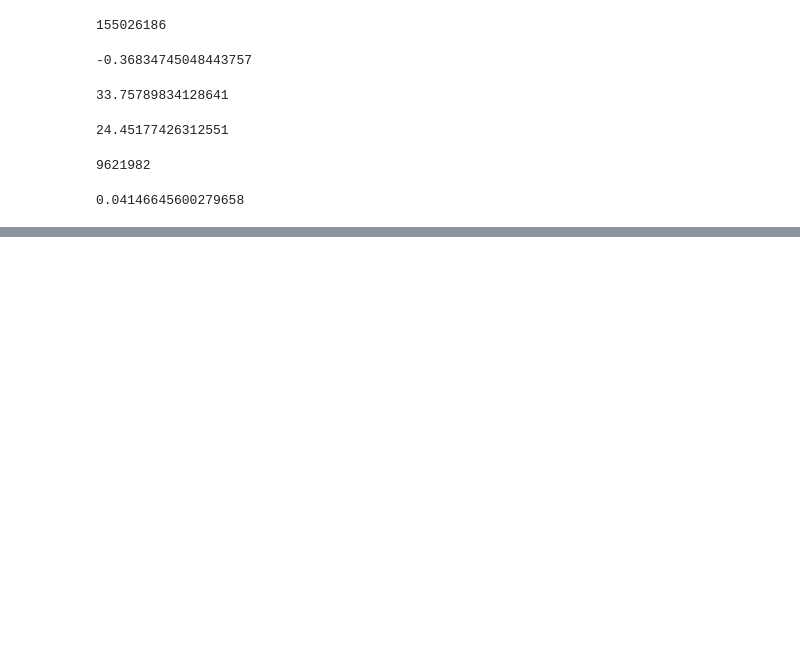
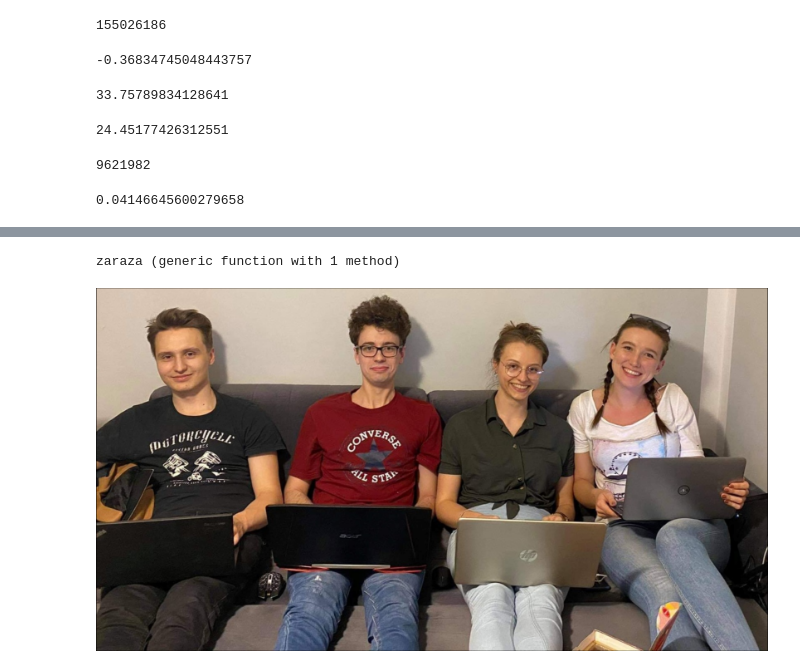
Before and after one commit to AdamOstrich/Rzeczywistosc_w_czasach_COVIDu, a Jupyter notebook: Projekt Pakiety/prezka-czerwiec.ipynb, the cells around one changed output, grey strips where cells are left out. Drawn from its saved outputs; the diff is of its cells as text; code cells hidden in the pictures; blank space fills up the shorter version.

```diff
--- a/Projekt Pakiety/prezka-czerwiec.ipynb
+++ b/Projekt Pakiety/prezka-czerwiec.ipynb
@@ -280,0 +300,42 @@ LoadError: syntax: extra token "P" after end of expression
+# %%
+function zaraza(Nt, p, q, populacja, poCOV)
+    wyniki = [0,0,0,0]
+    czas = 0
+    tablica_zarazonych = Int[]
+    while Nt > 0 && poCOV + Nt <= populacja
+        #potraktujmy ludzi jako elementy tablicy
+        tab = zeros(1, populacja) #zdrowi beda jako 0
+        tab[1, 1:Nt] = ones(1, Nt) #chorzy beda jako 1
+        tab[1, Nt+1:Nt+poCOV] .= 2 #ozdrowiency jako 2
+
+        R = (Nt + poCOV - 1) / (populacja - 1) #-1 poniewaz nie wliczamy naszej chorej osoby
+        licznik_nowochorych = 0
+        licznik_nowoozdrowiencow = 0
+        for i in 1:populacja #aktualizacja ile osob zostanie zarazonych, a ile wyzdrowieje
+            if tab[i] == 1
+                if rand()<q && rand()<(1-R)
+                    licznik_nowochorych += 1
+                end
+            end
+            if tab[i] == 1
+                if rand()<p
+                    licznik_nowoozdrowiencow += 1
+                end
+            end
+        end
+        Nt = Nt + licznik_nowochorych - licznik_nowoozdrowiencow
+        poCOV += licznik_nowoozdrowiencow
+        czas += 1
+        push!(tablica_zarazonych, Nt)
+
+    end
+    wyniki = [Int(czas), Int(Nt), Int(poCOV), Int(populacja), tablica_zarazonych]
+    return wyniki
+end
+# %% [output]
+zaraza (generic function with 1 method)
+# %%
+using Images
+load("hard_work.jpg")
+# %% [output]
+[figure, added]
```
Also changed, not shown: parts of 5 cells of this notebook, 3 other files.
